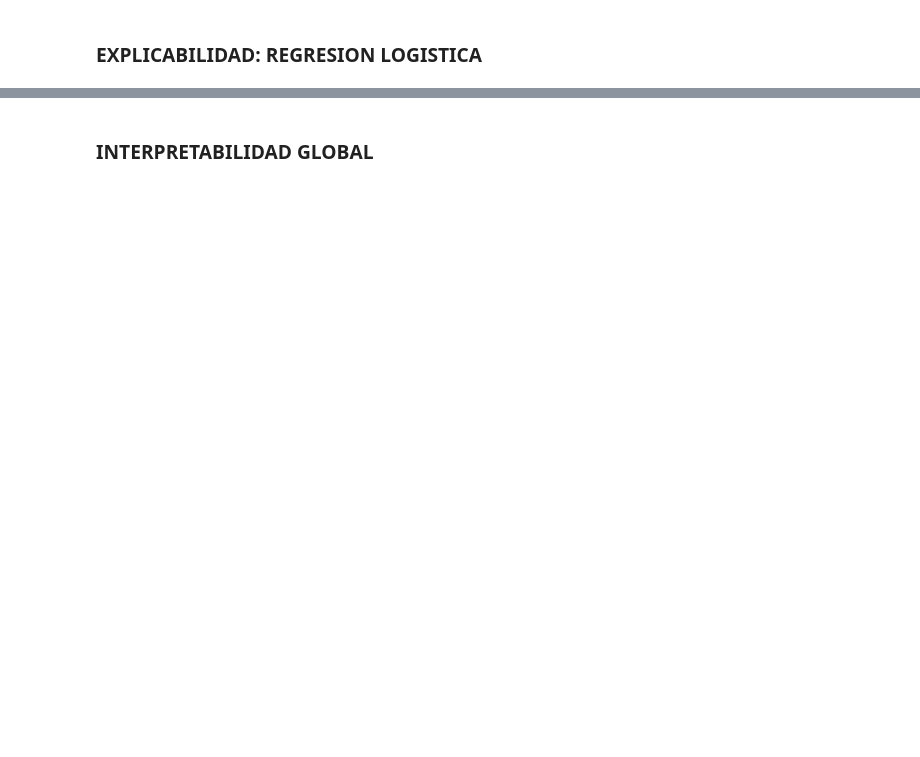
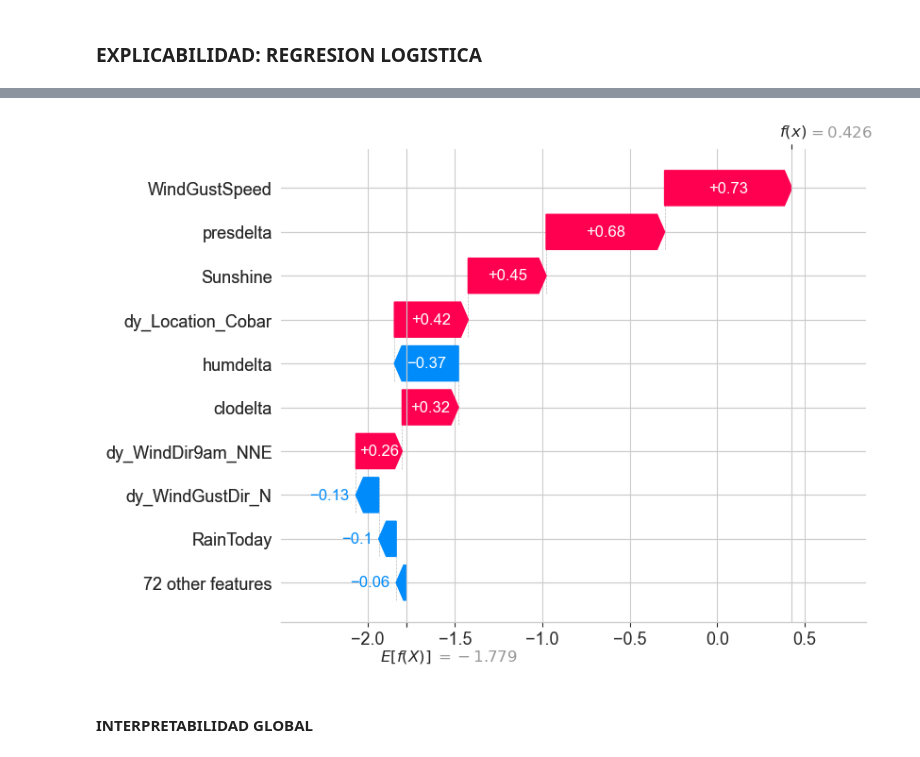
Before and after one commit to agustinarenas/AA1-TUIA-Arenas, a Jupyter notebook: TP-integrador-AA1.ipynb, the cells around one changed output, grey strips where cells are left out. Cells and saved outputs as stored; diff of their text form; code cells hidden in the pictures; blank space fills up the shorter version.

```diff
--- a/TP-integrador-AA1.ipynb
+++ b/TP-integrador-AA1.ipynb
@@ -1341,2 +1424,6 @@ x_train_array = x_train.values  # x_train.to_numpy()
+# %%
+shap.plots.waterfall(explanationlg)
+# %% [output]
+[figure, added]
 # %% [markdown]
-### INTERPRETABILIDAD GLOBAL
+#### INTERPRETABILIDAD GLOBAL
```
Also changed, not shown: parts of 36 cells of this notebook.
